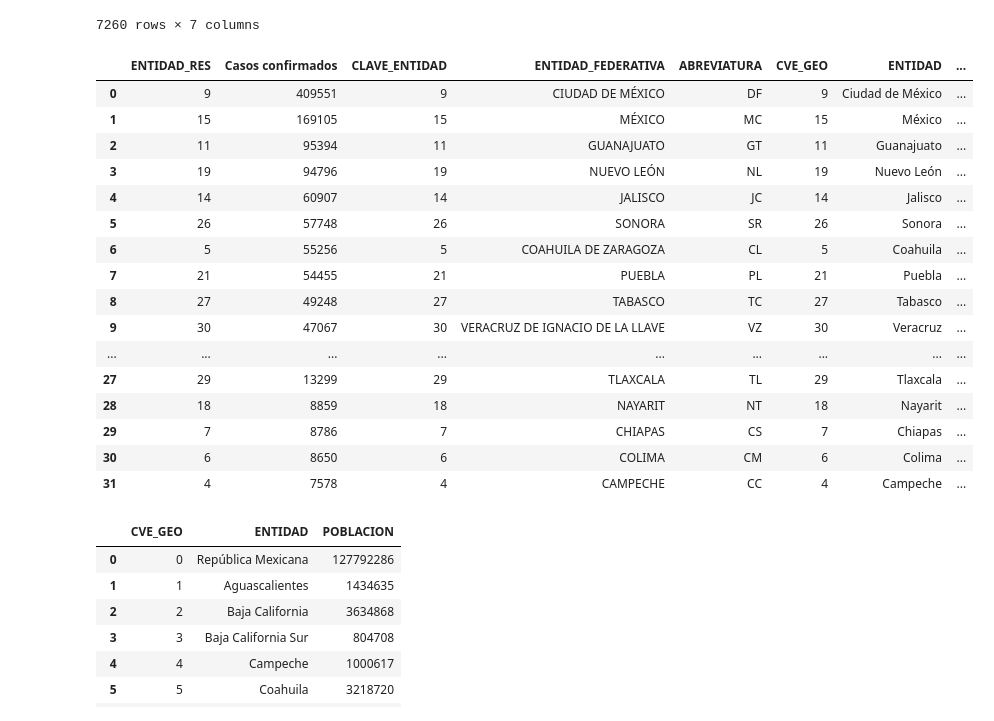
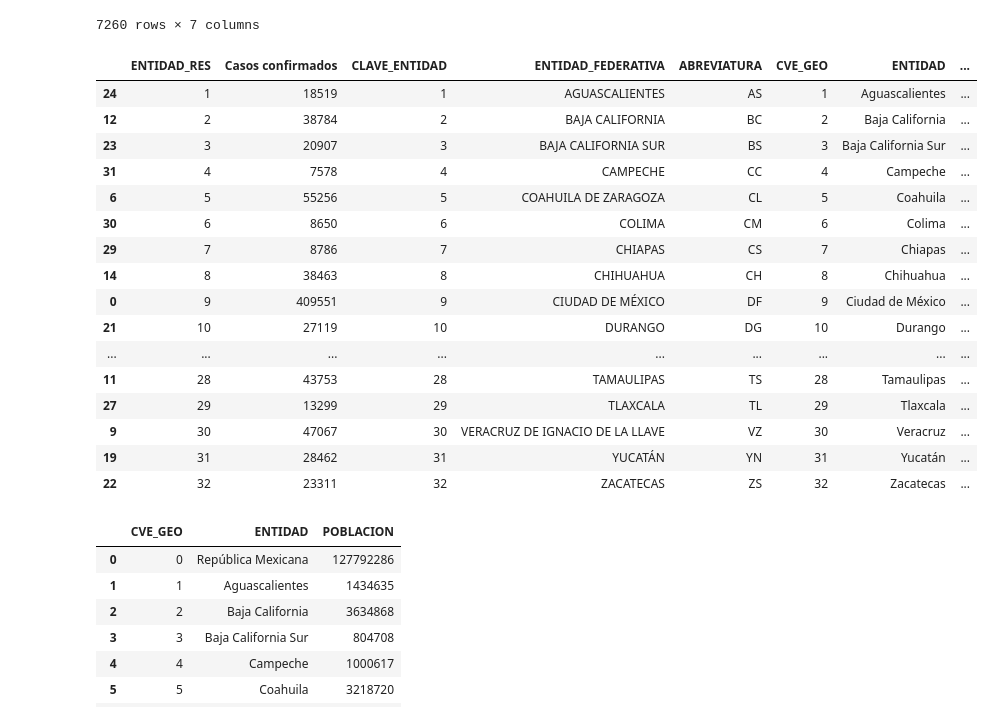
Before and after one commit to Riloro/mexico_covid19_dashboard, a Jupyter notebook: Notebook/covid19_notebook.ipynb, the cells around one changed output. Saved outputs shown, nothing was run; the diff lists cells and outputs as text; code cells hidden in the pictures.

Commit message:
datos_por_estado

```diff
--- a/Notebook/covid19_notebook.ipynb
+++ b/Notebook/covid19_notebook.ipynb
@@ -601,25 +601,29 @@ grupos_pob = poblacion_2020.groupby(["CVE_GEO","ENTIDAD"])
 poblacion_tot_estado = grupos_pob["POBLACION"].sum().to_frame("POBLACION").reset_index()   # Sum operation in the POBLACION column of each group
 # %%
 datos_por_estado = pd.merge(confirmados_por_entidad, poblacion_tot_estado, how = "left", left_on = "CLAVE_ENTIDAD", right_on = "CVE_GEO" )
+datos_por_estado.sort_values("CVE_GEO", ascending = True, inplace = True)
+#Datos por estado a CSV .....
+datos_por_estado.to_csv("C:/Users/user/Documents/Python Scripts/dataAnalysis/covid19_dashboard/processed_data/poblaciones_casos_por_estado.csv",
+                                            encoding="latin1", index=False)
 datos_por_estado
 # %% [output]
 |  | ENTIDAD_RES | Casos confirmados | CLAVE_ENTIDAD | ENTIDAD_FEDERATIVA | ABREVIATURA | CVE_GEO | ENTIDAD | ... |
+| 24 | 1 | 18519 | 1 | AGUASCALIENTES | AS | 1 | Aguascalientes | ... |
+| 12 | 2 | 38784 | 2 | BAJA CALIFORNIA | BC | 2 | Baja California | ... |
+| 23 | 3 | 20907 | 3 | BAJA CALIFORNIA SUR | BS | 3 | Baja California Sur | ... |
+| 31 | 4 | 7578 | 4 | CAMPECHE | CC | 4 | Campeche | ... |
+| 6 | 5 | 55256 | 5 | COAHUILA DE ZARAGOZA | CL | 5 | Coahuila | ... |
+| 30 | 6 | 8650 | 6 | COLIMA | CM | 6 | Colima | ... |
+| 29 | 7 | 8786 | 7 | CHIAPAS | CS | 7 | Chiapas | ... |
+| 14 | 8 | 38463 | 8 | CHIHUAHUA | CH | 8 | Chihuahua | ... |
 | 0 | 9 | 409551 | 9 | CIUDAD DE MÉXICO | DF | 9 | Ciudad de México | ... |
-| 1 | 15 | 169105 | 15 | MÉXICO | MC | 15 | México | ... |
-| 2 | 11 | 95394 | 11 | GUANAJUATO | GT | 11 | Guanajuato | ... |
-| 3 | 19 | 94796 | 19 | NUEVO LEÓN | NL | 19 | Nuevo León | ... |
-| 4 | 14 | 60907 | 14 | JALISCO | JC | 14 | Jalisco | ... |
-| 5 | 26 | 57748 | 26 | SONORA | SR | 26 | Sonora | ... |
-| 6 | 5 | 55256 | 5 | COAHUILA DE ZARAGOZA | CL | 5 | Coahuila | ... |
-| 7 | 21 | 54455 | 21 | PUEBLA | PL | 21 | Puebla | ... |
-| 8 | 27 | 49248 | 27 | TABASCO | TC | 27 | Tabasco | ... |
+| 21 | 10 | 27119 | 10 | DURANGO | DG | 10 | Durango | ... |
+| ... | ... | ... | ... | ... | ... | ... | ... | ... |
+| 11 | 28 | 43753 | 28 | TAMAULIPAS | TS | 28 | Tamaulipas | ... |
+| 27 | 29 | 13299 | 29 | TLAXCALA | TL | 29 | Tlaxcala | ... |
 | 9 | 30 | 47067 | 30 | VERACRUZ DE IGNACIO DE LA LLAVE | VZ | 30 | Veracruz | ... |
-| ... | ... | ... | ... | ... | ... | ... | ... | ... |
-| 27 | 29 | 13299 | 29 | TLAXCALA | TL | 29 | Tlaxcala | ... |
-| 28 | 18 | 8859 | 18 | NAYARIT | NT | 18 | Nayarit | ... |
-| 29 | 7 | 8786 | 7 | CHIAPAS | CS | 7 | Chiapas | ... |
-| 30 | 6 | 8650 | 6 | COLIMA | CM | 6 | Colima | ... |
-| 31 | 4 | 7578 | 4 | CAMPECHE | CC | 4 | Campeche | ... |
+| 19 | 31 | 28462 | 31 | YUCATÁN | YN | 31 | Yucatán | ... |
+| 22 | 32 | 23311 | 32 | ZACATECAS | ZS | 32 | Zacatecas | ... |
 # %%
 poblacion_tot_estado
 # %% [output]
```
Also changed, not shown: parts of 1 cell of this notebook, 2 other files.
